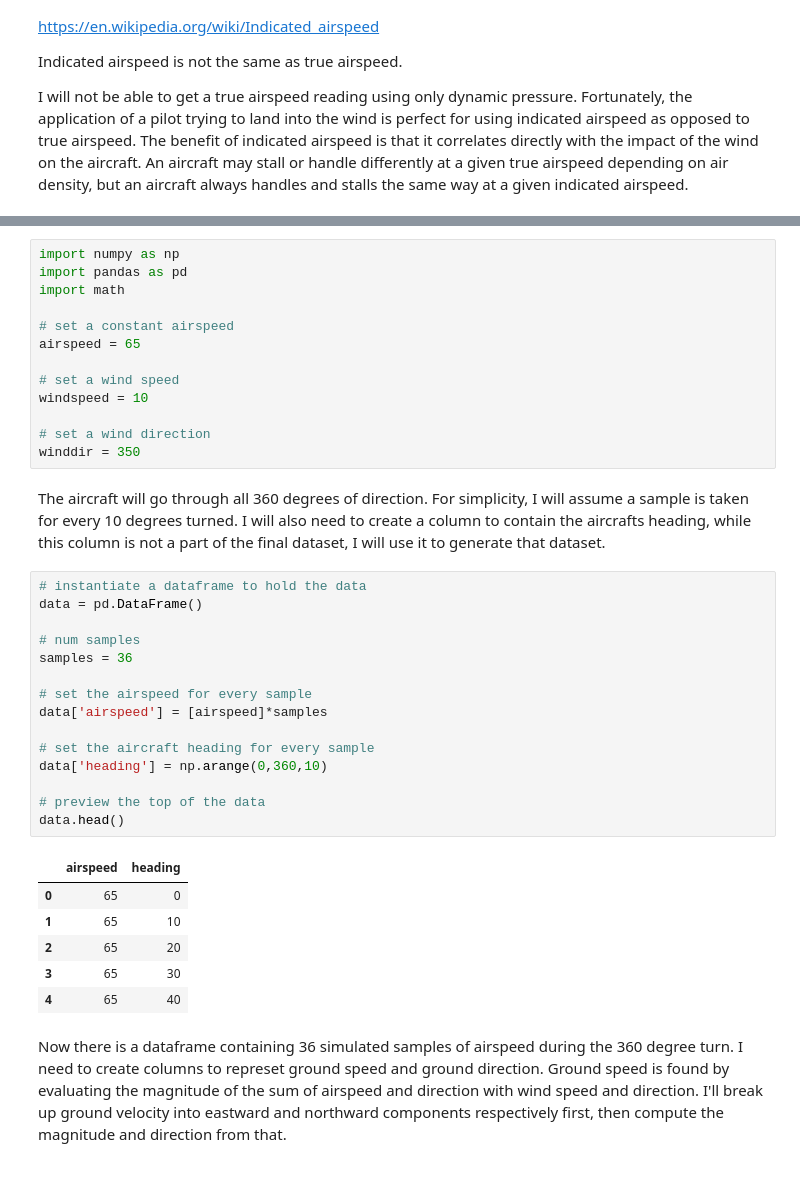
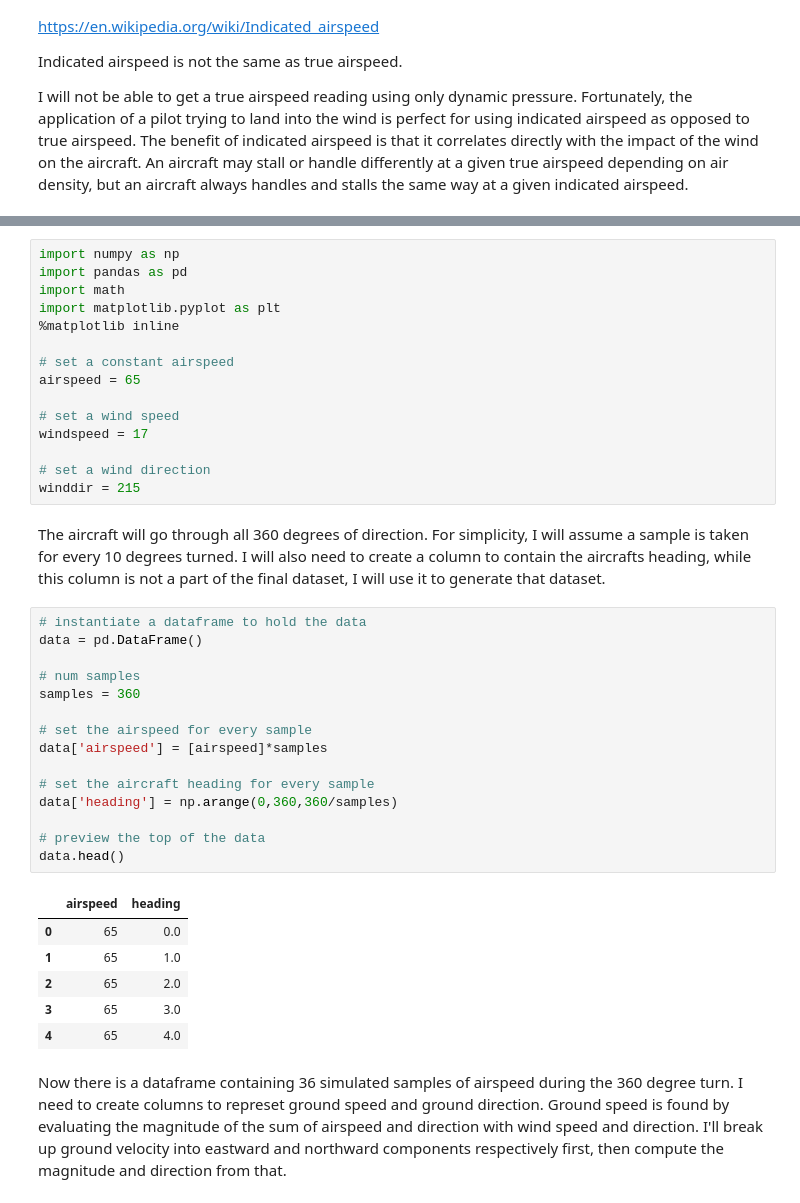
Before and after one commit to busbykt/RPi4Aviation, a Jupyter notebook: Ground Wind Velocity.ipynb, the cells around one changed output, grey strips where cells are left out. Drawn from its saved outputs; the diff is of its cells as text.

```diff
--- a/Ground Wind Velocity.ipynb
+++ b/Ground Wind Velocity.ipynb
@@ -44,39 +44,41 @@ The GPS track and speed at each sample will be a function of the airspeed, and t
 import numpy as np
 import pandas as pd
 import math
+import matplotlib.pyplot as plt
+%matplotlib inline
 
 # set a constant airspeed
 airspeed = 65
 
 # set a wind speed
-windspeed = 10
+windspeed = 17
 
 # set a wind direction
-winddir = 350
+winddir = 215
 # %% [markdown]
 The aircraft will go through all 360 degrees of direction. For simplicity, I will assume a sample is taken for every 10 degrees turned. I will also need to create a column to contain the aircrafts heading, while this column is not a part of the final dataset, I will use it to generate that dataset.
 # %%
 # instantiate a dataframe to hold the data
 data = pd.DataFrame()
 
 # num samples
-samples = 36
+samples = 360
 
 # set the airspeed for every sample
 data['airspeed'] = [airspeed]*samples
 
 # set the aircraft heading for every sample
-data['heading'] = np.arange(0,360,10)
+data['heading'] = np.arange(0,360,360/samples)
 
 # preview the top of the data
 data.head()
 # %% [output]
 |  | airspeed | heading |
-| 0 | 65 | 0 |
-| 1 | 65 | 10 |
-| 2 | 65 | 20 |
-| 3 | 65 | 30 |
-| 4 | 65 | 40 |
+| 0 | 65 | 0.0 |
+| 1 | 65 | 1.0 |
+| 2 | 65 | 2.0 |
+| 3 | 65 | 3.0 |
+| 4 | 65 | 4.0 |
 # %% [markdown]
 Now there is a dataframe containing 36 simulated samples of airspeed during the 360 degree turn. I need to create columns to represet ground speed and ground direction. Ground speed is found by evaluating the magnitude of the sum of airspeed and direction with wind speed and direction. I'll break up ground velocity into eastward and northward components respectively first, then compute the magnitude and direction from that.
 # %%
```
Also changed, not shown: parts of 15 cells of this notebook.
